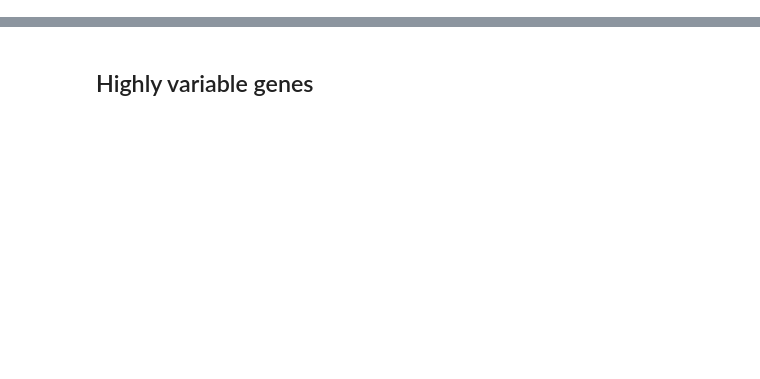
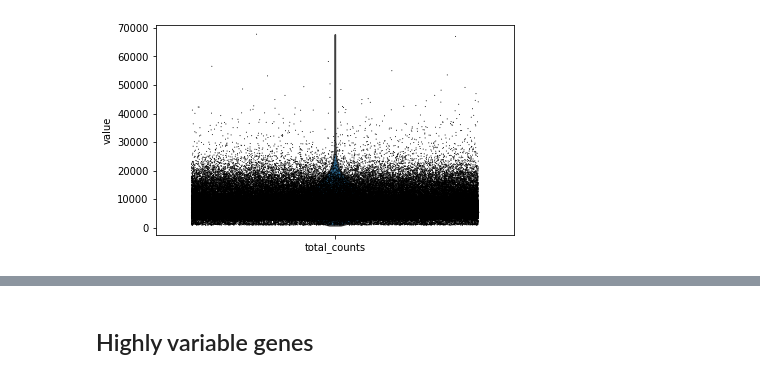
Before and after one commit to theislab/multigrate_reproducibility, a Jupyter notebook: notebooks/preprocessing/hao2020.ipynb, the cells around one changed output, grey strips where cells are left out. Cells and saved outputs as stored; diff of their text form; code cells hidden in the pictures; blank space fills up the shorter version.

```diff
--- a/notebooks/preprocessing/hao2020.ipynb
+++ b/notebooks/preprocessing/hao2020.ipynb
@@ -93,0 +45,3 @@ sc.pl.umap(scrna, color = ['cell_type', 'celltype.l2', 'celltype.l3'], ncols=1)
+# %%
+scrna.var['mt'] = scrna.var_names.str.startswith('MT-')  # annotate the group of mitochondrial genes as 'mt'
+sc.pp.calculate_qc_metrics(scrna, qc_vars=['mt'], percent_top=None, inplace=True)
@@ -93,0 +53,5 @@ sc.pl.umap(scrna, color = ['cell_type', 'celltype.l2', 'celltype.l3'], ncols=1)
+# %%
+sc.pl.violin(scrna, ['total_counts'],
+             jitter=0.4)
+# %% [output]
+[figure, added]
```
Also changed, not shown: parts of 67 cells of this notebook, 34 other files.
